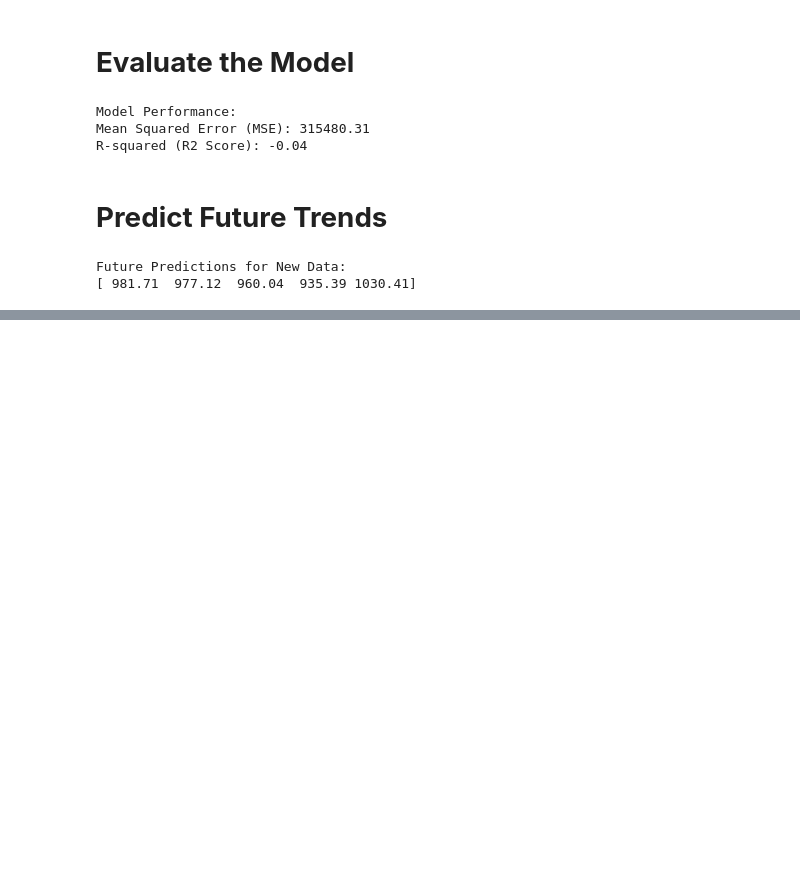
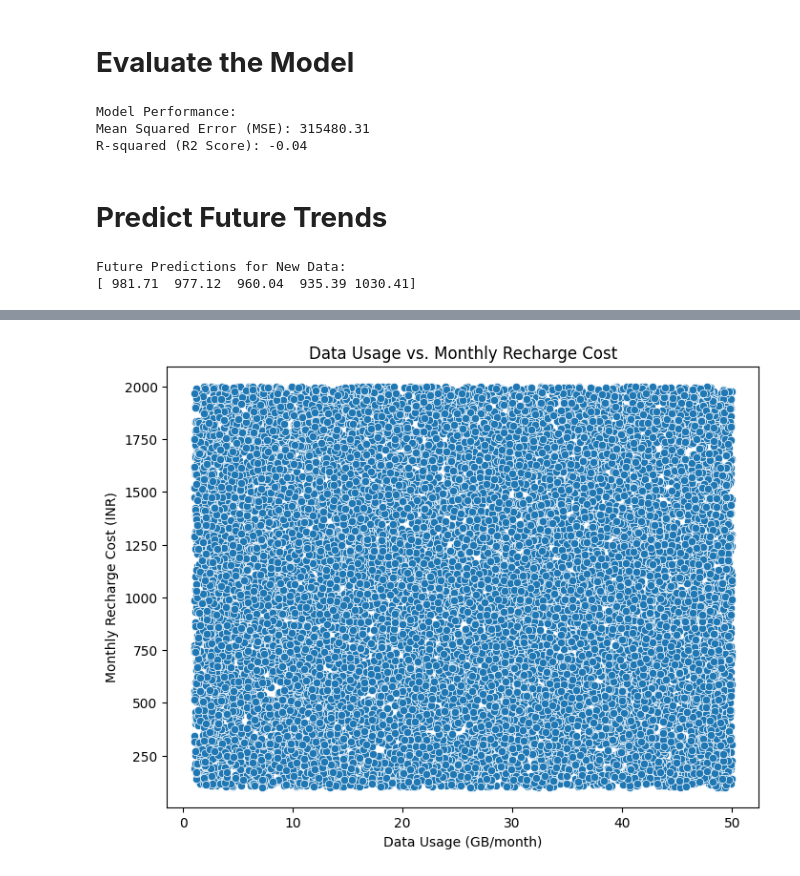
Before and after one commit to himanshkr03/Data_Visualization_Experiment, a Jupyter notebook: Data_visulization_exp_1.ipynb, the cells around one changed output, grey strips where cells are left out. Cells and saved outputs as stored; diff of their text form; code cells hidden in the pictures; blank space fills up the shorter version.

```diff
--- a/Data_visulization_exp_1.ipynb
+++ b/Data_visulization_exp_1.ipynb
@@ -211,0 +222,10 @@ Future Predictions for New Data:
+# %%
+# Relationship between Data Usage and Recharge Cost
+plt.figure(figsize=(8, 6))
+sns.scatterplot(x='Data Usage (GB/month)', y='Monthly Recharge Cost (INR)', data=data_cleaned)
+plt.title('Data Usage vs. Monthly Recharge Cost')
+plt.xlabel('Data Usage (GB/month)')
+plt.ylabel('Monthly Recharge Cost (INR)')
+plt.show()
+# %% [output]
+[figure, added]
```
Also changed, not shown: parts of 4 cells of this notebook.
